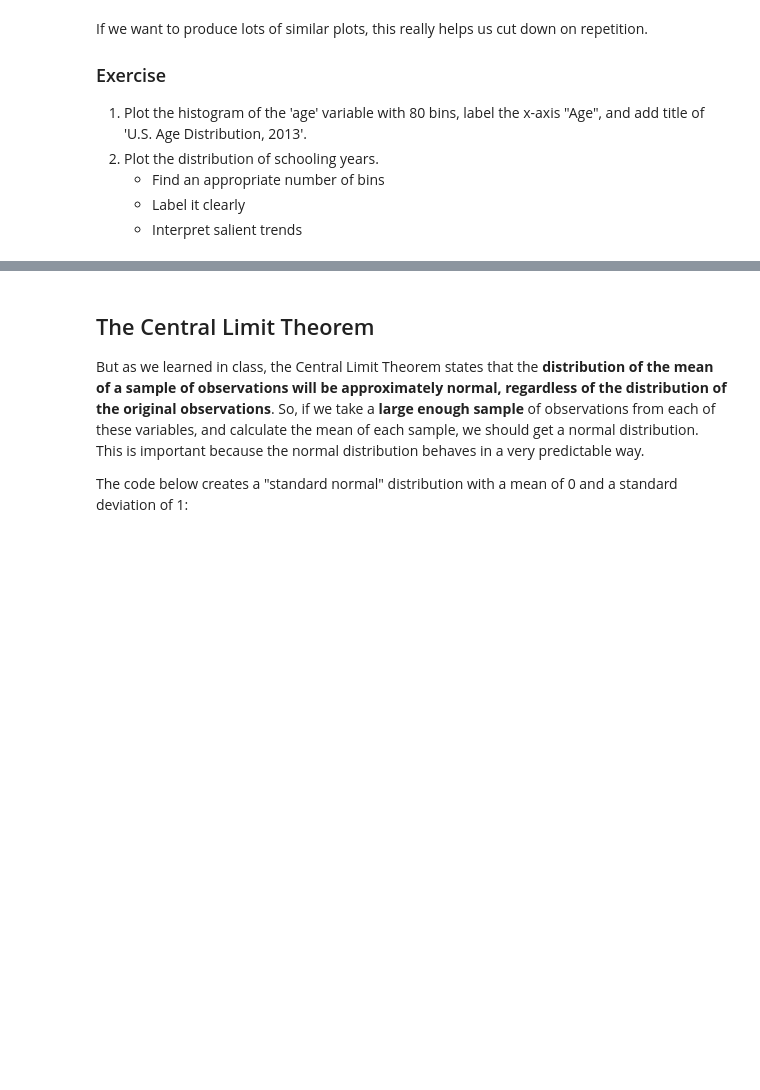
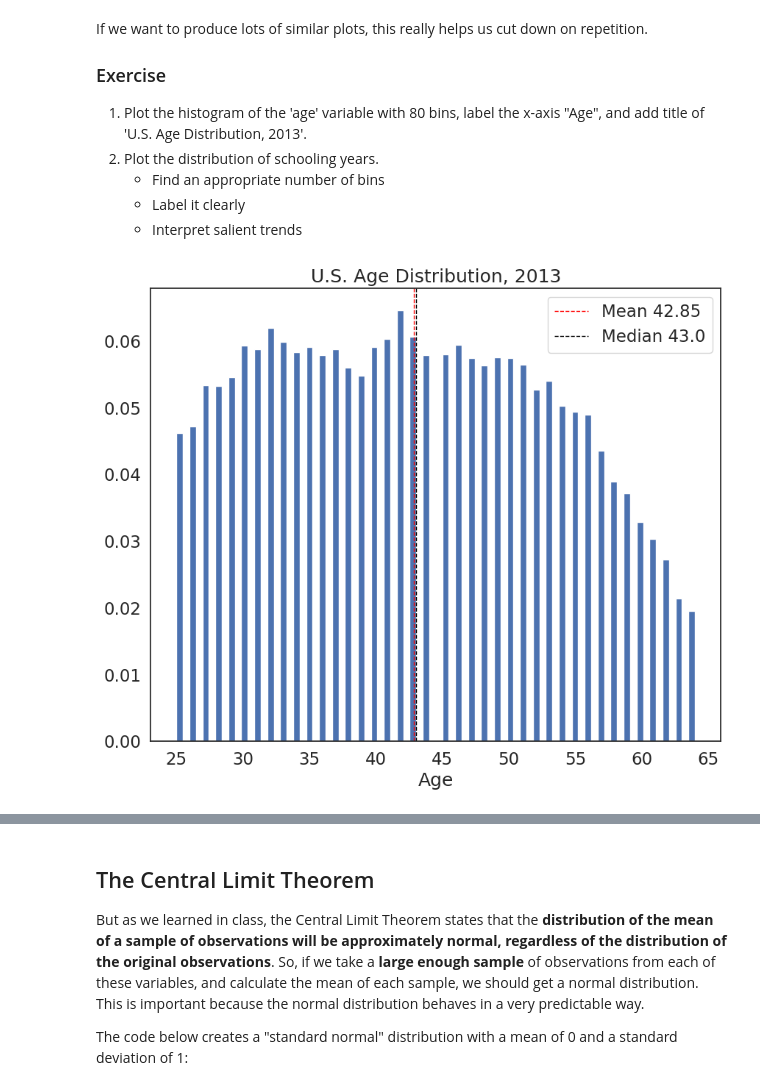
Before and after one commit to KellyLuo123/QM2-1, a Jupyter notebook: W5_Distributions_and_Basic_Statistics.ipynb, the cells around one changed output, grey strips where cells are left out. Saved outputs shown, nothing was run; the diff lists cells and outputs as text; code cells hidden in the pictures; blank space fills up the shorter version.

```diff
--- a/W5_Distributions_and_Basic_Statistics.ipynb
+++ b/W5_Distributions_and_Basic_Statistics.ipynb
@@ -307,3 +310,7 @@ If we want to produce lots of similar plots, this really helps us cut down on re
     * Find an appropriate number of bins
     * Label it clearly
     * Interpret salient trends
+# %%
+plot_histogram(df['age'], 80, 'Age', 'U.S. Age Distribution, 2013')
+# %% [output]
+[figure, added]
```
Also changed, not shown: parts of 17 cells of this notebook.
